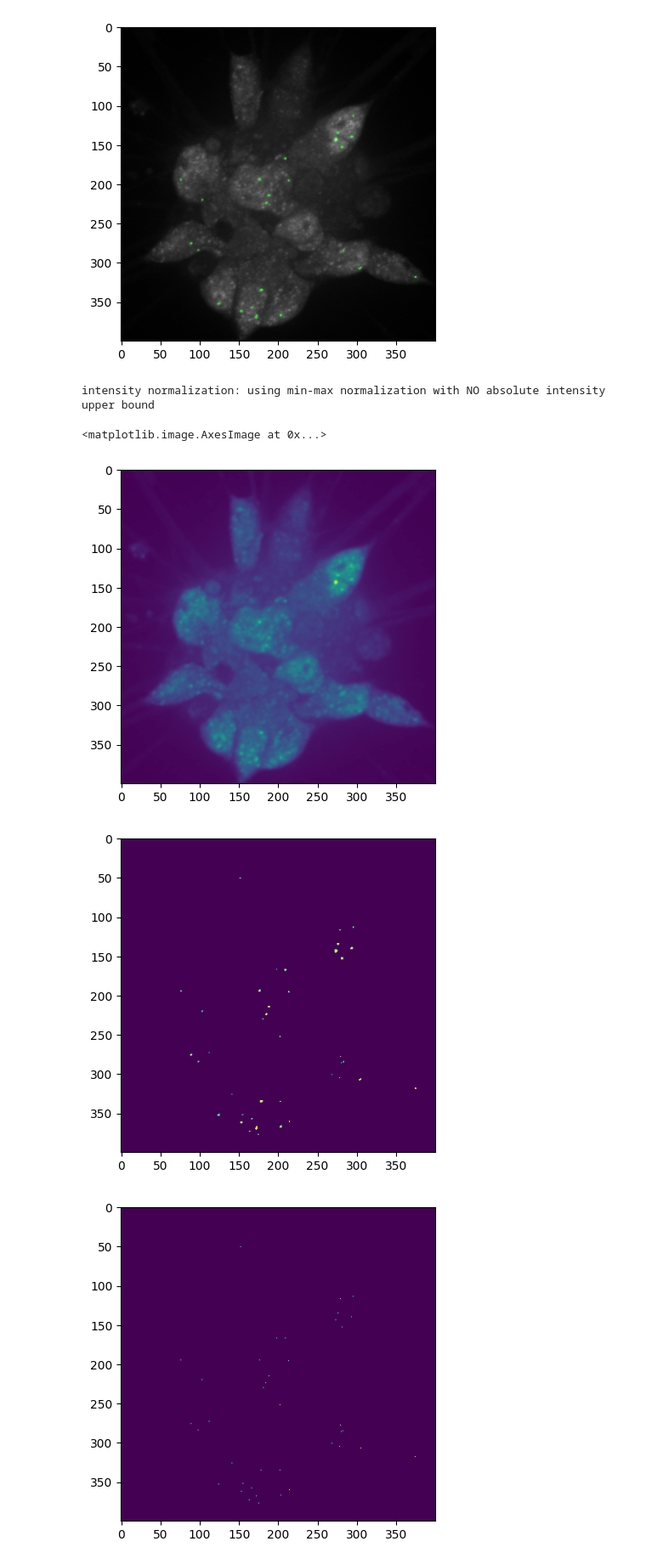
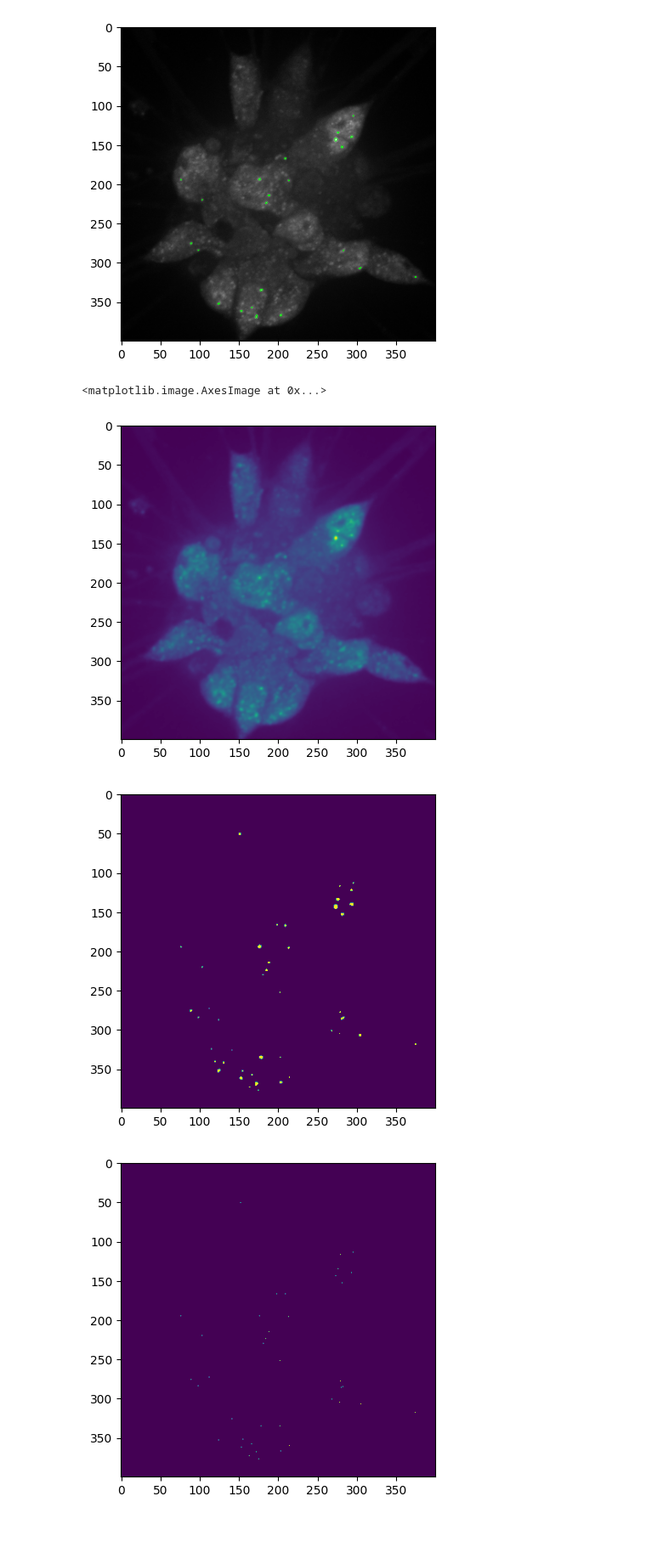
Before and after one commit to liamholtlab/spot_detection, a Jupyter notebook: notebooks/tdp43.ipynb, the cells around one changed output. Shown: that part at 85% size. Drawn from its saved outputs; the diff is of its cells as text; code cells hidden in the pictures; blank space fills up the shorter version.

```diff
--- a/notebooks/tdp43.ipynb
+++ b/notebooks/tdp43.ipynb
@@ -264,5 +226,7 @@ plt.imshow(spot_img)
 # %%
-# Demonstration of algorith on a single image:
+# Demonstration of algorithm on a single image:
+img_dir = f"{home_dir}/For Sarah from Martina/TDP-43 puncta soma"
+movie_files = glob.glob(f"{img_dir}/*.tif")
 
 movie_file = movie_files[0]
 print(movie_file)
@@ -309,20 +275,19 @@ structure_img_smooth = image_smoothing_gaussian(struct_img, sigma=gaussian_smoot
 
 plt.imshow(structure_img_smooth)
 # %% [output]
-intensity normalization: using min-max normalization with NO absolute intensity upper bound
+<matplotlib.image.AxesImage at 0x...>
-<matplotlib.image.AxesImage at 0x...>
 [figure]
 # %%
 ################################
 ## PARAMETERS for this step ##
-s3_param = [[1, 0.04]]
+s3_param = [[1, 0.04], [2, 0.06]]
 ################################
 
 bw = dot_3d_wrapper(structure_img_smooth, s3_param)
 plt.imshow(bw)
 plt.show()
 # %% [output]
-[figure, old version]
+[figure, new version]
 # %%
 # watershed
 
```
Also changed, not shown: parts of 4 cells of this notebook.
